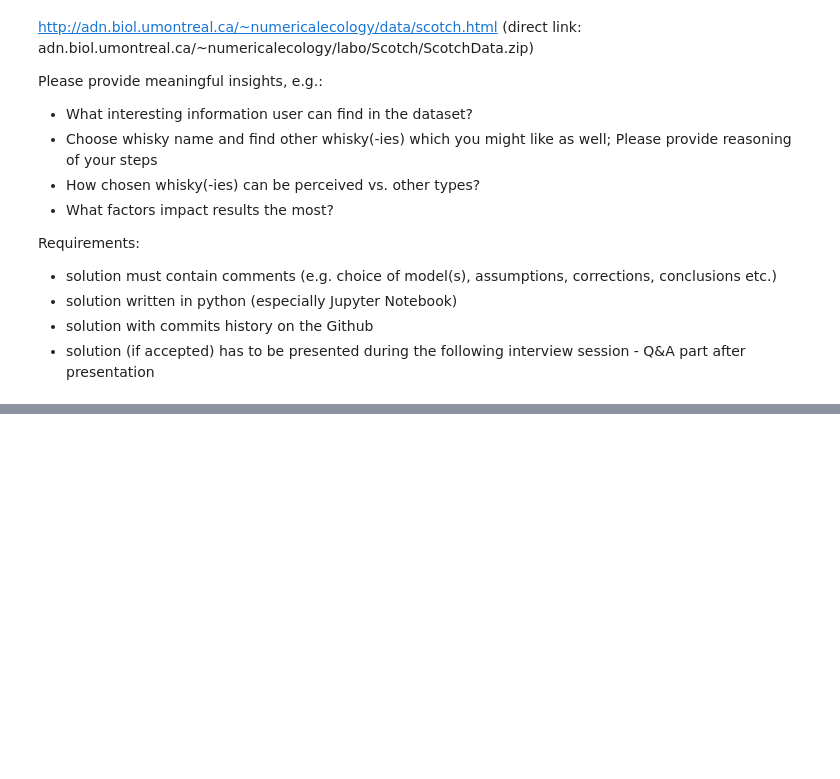
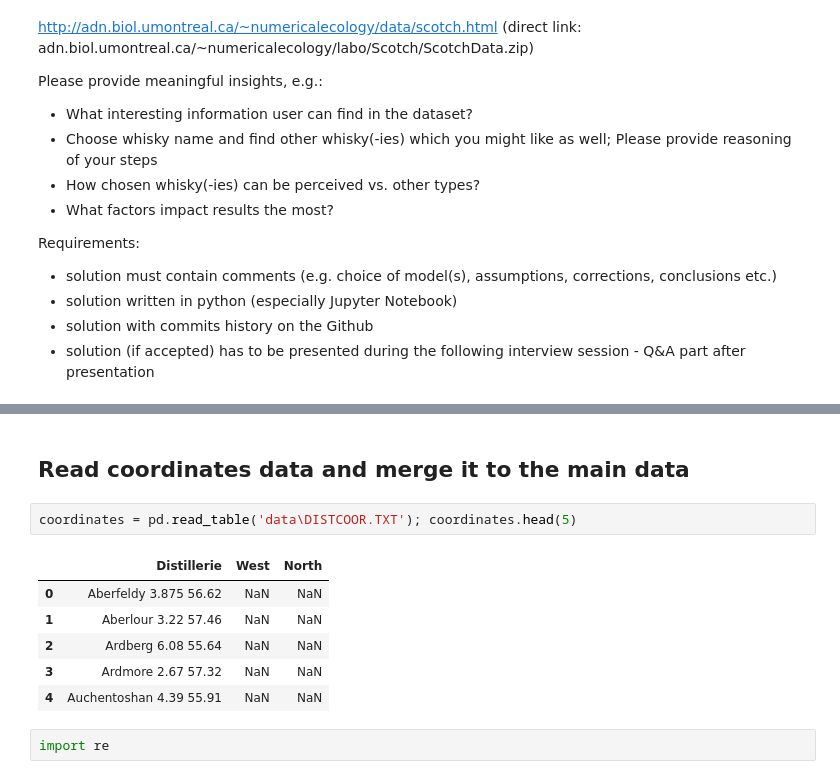
Before and after one commit to Velociraptorvelraptor/scotch-whiskies, a Jupyter notebook: schotch-whiskies-classification.ipynb, the cells around one changed output, grey strips where cells are left out. Saved outputs shown, nothing was run; the diff lists cells and outputs as text; blank space fills up the shorter version.

```diff
--- a/schotch-whiskies-classification.ipynb
+++ b/schotch-whiskies-classification.ipynb
@@ -35,0 +173,13 @@ data.head(5)
+# %% [markdown]
+## Read coordinates data and merge it to the main data
+# %%
+coordinates = pd.read_table('data\DISTCOOR.TXT'); coordinates.head(5)
+# %% [output]
+|  | Distillerie | West | North |
+| 0 | Aberfeldy 3.875 56.62 | NaN | NaN |
+| 1 | Aberlour 3.22 57.46 | NaN | NaN |
+| 2 | Ardberg 6.08 55.64 | NaN | NaN |
+| 3 | Ardmore 2.67 57.32 | NaN | NaN |
+| 4 | Auchentoshan 4.39 55.91 | NaN | NaN |
+# %%
+import re
```
Also changed, not shown: parts of 17 cells of this notebook, 1 other file.
